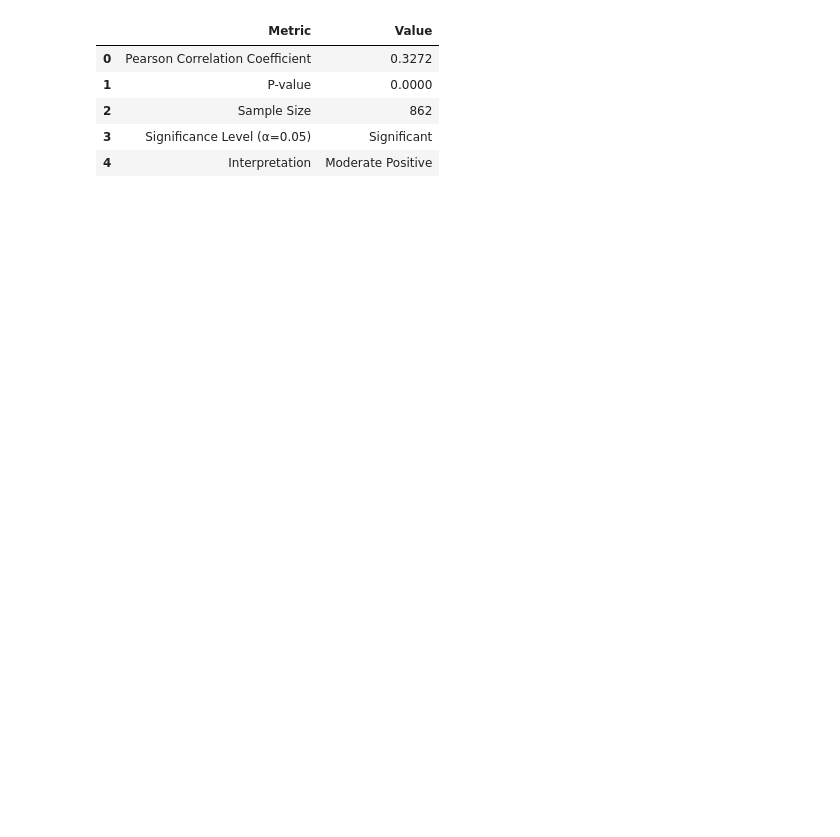
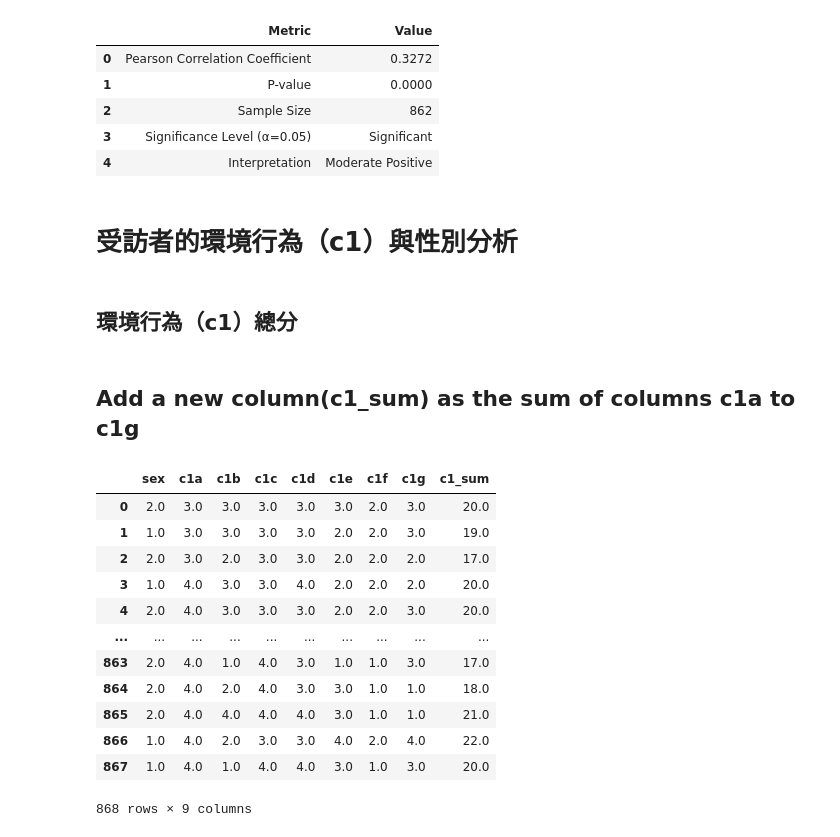
Before and after one commit to WendellLiu/ntpu-social-data-analysis, a Jupyter notebook: notebooks/20250927_homework.ipynb, the cells around one changed output. Saved outputs shown, nothing was run; the diff lists cells and outputs as text; code cells hidden in the pictures; blank space fills up the shorter version.

```diff
--- a/notebooks/20250927_homework.ipynb
+++ b/notebooks/20250927_homework.ipynb
@@ -206,3 +285,28 @@ results
 | 2 | Sample Size | 862 |
 | 3 | Significance Level (α=0.05) | Significant |
 | 4 | Interpretation | Moderate Positive |
+# %% [markdown]
+# 受訪者的環境行為（c1）與性別分析
+# %%
+df_2 = df[['a1', 'c1a', 'c1b', 'c1c', 'c1d', 'c1e', 'c1f', 'c1g']].copy().rename(columns = { 'a1': 'sex' })
+# %% [markdown]
+## 環境行為（c1）總分
+# %% [markdown]
+## Add a new column(c1_sum) as the sum of columns c1a to c1g
+# %%
+df_2.loc[:, 'c1_sum'] = df[['c1a', 'c1b', 'c1c', 'c1d', 'c1e', 'c1f', 'c1g']].sum(axis=1)
+df_2
+# %% [output]
+|  | sex | c1a | c1b | c1c | c1d | c1e | c1f | c1g | c1_sum |
+| 0 | 2.0 | 3.0 | 3.0 | 3.0 | 3.0 | 3.0 | 2.0 | 3.0 | 20.0 |
+| 1 | 1.0 | 3.0 | 3.0 | 3.0 | 3.0 | 2.0 | 2.0 | 3.0 | 19.0 |
+| 2 | 2.0 | 3.0 | 2.0 | 3.0 | 3.0 | 2.0 | 2.0 | 2.0 | 17.0 |
+| 3 | 1.0 | 4.0 | 3.0 | 3.0 | 4.0 | 2.0 | 2.0 | 2.0 | 20.0 |
+| 4 | 2.0 | 4.0 | 3.0 | 3.0 | 3.0 | 2.0 | 2.0 | 3.0 | 20.0 |
+| ... | ... | ... | ... | ... | ... | ... | ... | ... | ... |
+| 863 | 2.0 | 4.0 | 1.0 | 4.0 | 3.0 | 1.0 | 1.0 | 3.0 | 17.0 |
+| 864 | 2.0 | 4.0 | 2.0 | 4.0 | 3.0 | 3.0 | 1.0 | 1.0 | 18.0 |
+| 865 | 2.0 | 4.0 | 4.0 | 4.0 | 4.0 | 3.0 | 1.0 | 1.0 | 21.0 |
+| 866 | 1.0 | 4.0 | 2.0 | 3.0 | 3.0 | 4.0 | 2.0 | 4.0 | 22.0 |
+| 867 | 1.0 | 4.0 | 1.0 | 4.0 | 4.0 | 3.0 | 1.0 | 3.0 | 20.0 |
+868 rows × 9 columns
```
Also changed, not shown: parts of 23 cells of this notebook, 1 other file.
